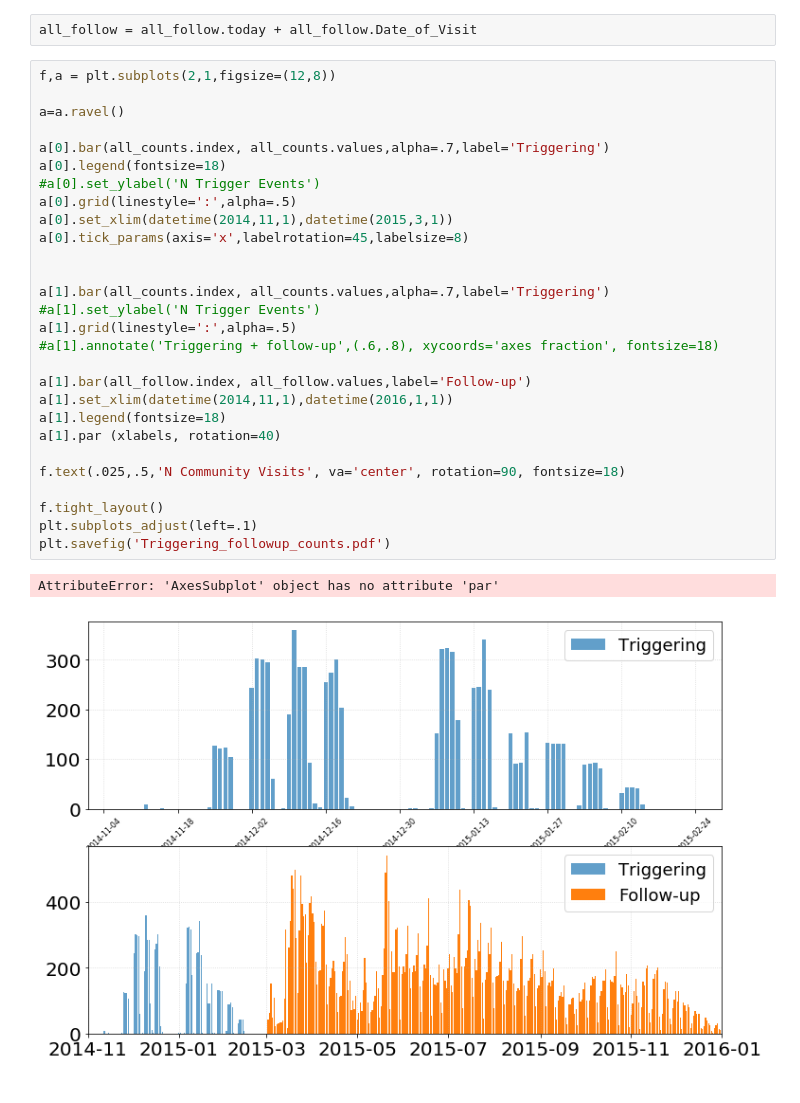
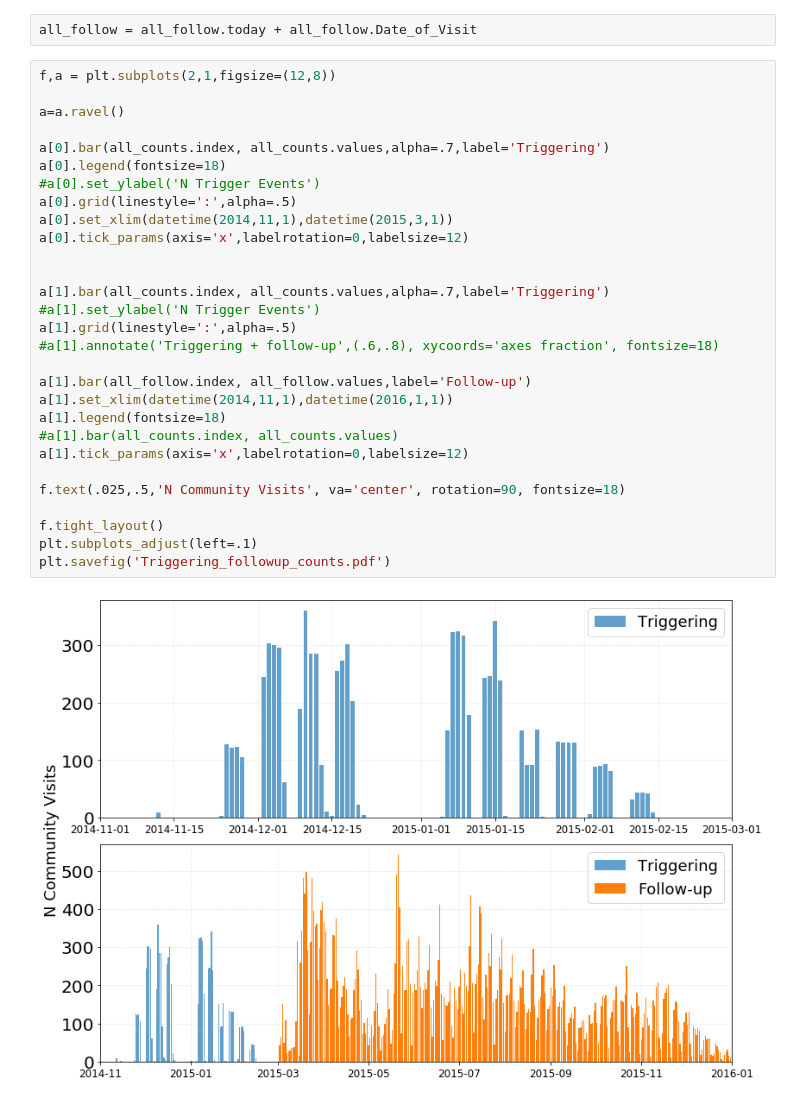
Before and after one commit to todddeluca/data_lab_challenge_2_team_1, a Jupyter notebook: notebooks/Combine_Data.ipynb, the cells around one changed output. Cells and saved outputs as stored; diff of their text form.

```diff
--- a/notebooks/Combine_Data.ipynb
+++ b/notebooks/Combine_Data.ipynb
@@ -160,31 +164,31 @@ all_follow = all_follow.today + all_follow.Date_of_Visit
 # %%
 f,a = plt.subplots(2,1,figsize=(12,8))
 
 a=a.ravel()
 
 a[0].bar(all_counts.index, all_counts.values,alpha=.7,label='Triggering')
 a[0].legend(fontsize=18)
 #a[0].set_ylabel('N Trigger Events')
 a[0].grid(linestyle=':',alpha=.5)
 a[0].set_xlim(datetime(2014,11,1),datetime(2015,3,1))
-a[0].tick_params(axis='x',labelrotation=45,labelsize=8)
+a[0].tick_params(axis='x',labelrotation=0,labelsize=12)
 
 
 a[1].bar(all_counts.index, all_counts.values,alpha=.7,label='Triggering')
 #a[1].set_ylabel('N Trigger Events')
 a[1].grid(linestyle=':',alpha=.5)
 #a[1].annotate('Triggering + follow-up',(.6,.8), xycoords='axes fraction', fontsize=18)
 
 a[1].bar(all_follow.index, all_follow.values,label='Follow-up')
 a[1].set_xlim(datetime(2014,11,1),datetime(2016,1,1))
 a[1].legend(fontsize=18)
-a[1].par (xlabels, rotation=40)
+#a[1].bar(all_counts.index, all_counts.values)
+a[1].tick_params(axis='x',labelrotation=0,labelsize=12)
 
 f.text(.025,.5,'N Community Visits', va='center', rotation=90, fontsize=18)
 
 f.tight_layout()
 plt.subplots_adjust(left=.1)
 plt.savefig('Triggering_followup_counts.pdf')
 # %% [output]
-AttributeError: 'AxesSubplot' object has no attribute 'par'
-[figure, old version]
+[figure, new version]
```
Also changed, not shown: parts of 4 cells of this notebook, 4 other files.
